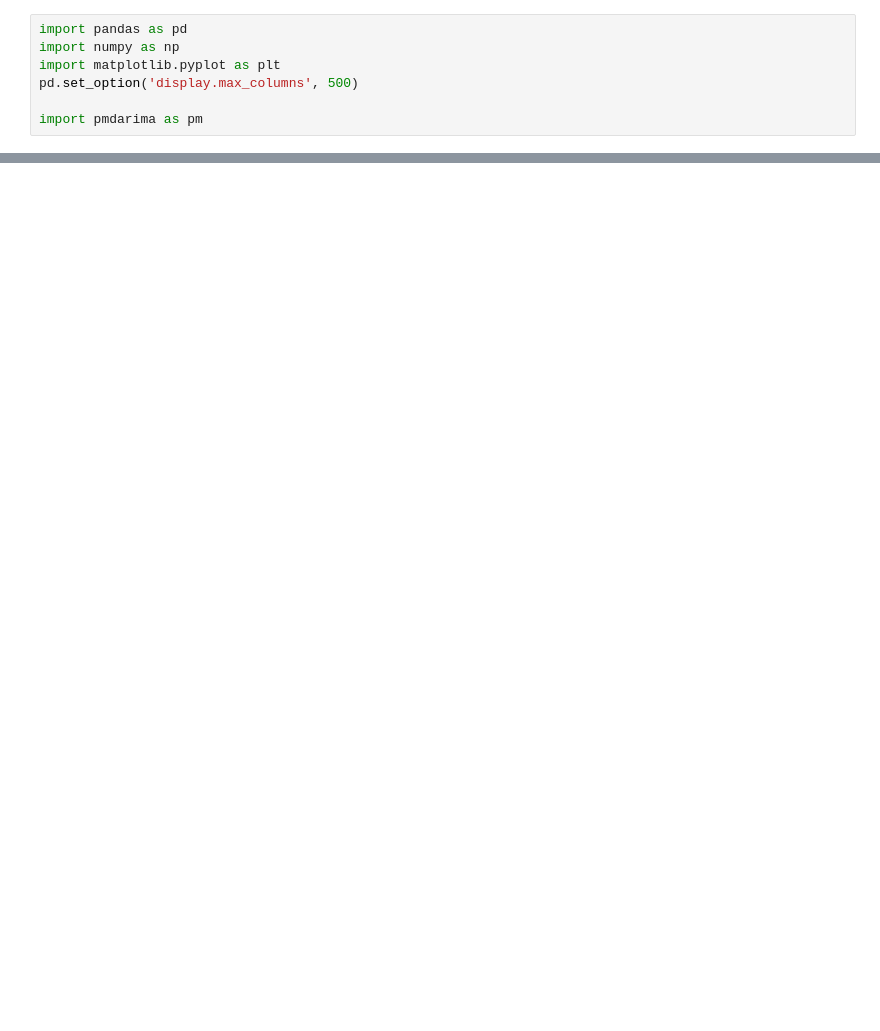
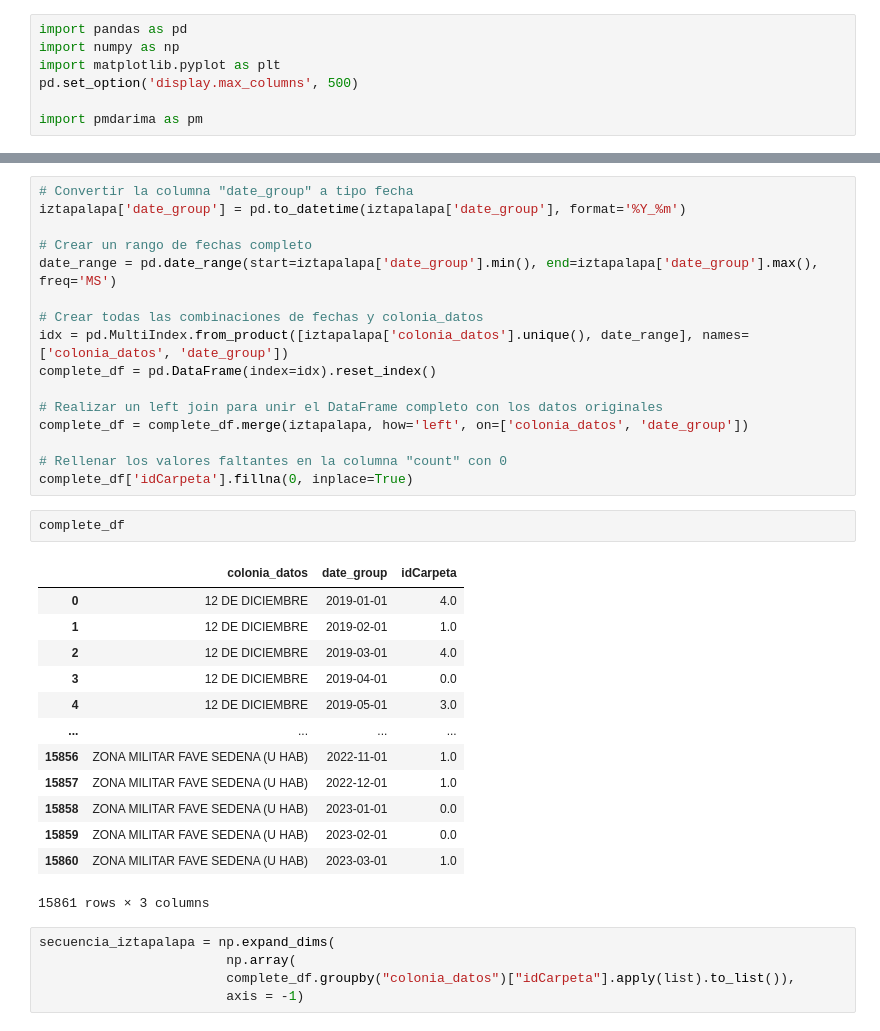
Before and after one commit to AngelEscobedo1712/Safety-Map, a Jupyter notebook: model_notebooks/rnn_try_out.ipynb, the cells around one changed output, grey strips where cells are left out. Cells and saved outputs as stored; diff of their text form; blank space fills up the shorter version.

```diff
--- a/model_notebooks/rnn_try_out.ipynb
+++ b/model_notebooks/rnn_try_out.ipynb
@@ -25,0 +88,37 @@ Name: colonia_datos, Length: 1038430, dtype: object
+# %%
+# Convertir la columna "date_group" a tipo fecha
+iztapalapa['date_group'] = pd.to_datetime(iztapalapa['date_group'], format='%Y_%m')
+
+# Crear un rango de fechas completo
+date_range = pd.date_range(start=iztapalapa['date_group'].min(), end=iztapalapa['date_group'].max(), freq='MS')
+
+# Crear todas las combinaciones de fechas y colonia_datos
+idx = pd.MultiIndex.from_product([iztapalapa['colonia_datos'].unique(), date_range], names=['colonia_datos', 'date_group'])
+complete_df = pd.DataFrame(index=idx).reset_index()
+
+# Realizar un left join para unir el DataFrame completo con los datos originales
+complete_df = complete_df.merge(iztapalapa, how='left', on=['colonia_datos', 'date_group'])
+
+# Rellenar los valores faltantes en la columna "count" con 0
+complete_df['idCarpeta'].fillna(0, inplace=True)
+# %%
+complete_df
+# %% [output]
+|  | colonia_datos | date_group | idCarpeta |
+| 0 | 12 DE DICIEMBRE | 2019-01-01 | 4.0 |
+| 1 | 12 DE DICIEMBRE | 2019-02-01 | 1.0 |
+| 2 | 12 DE DICIEMBRE | 2019-03-01 | 4.0 |
+| 3 | 12 DE DICIEMBRE | 2019-04-01 | 0.0 |
+| 4 | 12 DE DICIEMBRE | 2019-05-01 | 3.0 |
+| ... | ... | ... | ... |
+| 15856 | ZONA MILITAR FAVE SEDENA (U HAB) | 2022-11-01 | 1.0 |
+| 15857 | ZONA MILITAR FAVE SEDENA (U HAB) | 2022-12-01 | 1.0 |
+| 15858 | ZONA MILITAR FAVE SEDENA (U HAB) | 2023-01-01 | 0.0 |
+| 15859 | ZONA MILITAR FAVE SEDENA (U HAB) | 2023-02-01 | 0.0 |
+| 15860 | ZONA MILITAR FAVE SEDENA (U HAB) | 2023-03-01 | 1.0 |
+15861 rows × 3 columns
+# %%
+secuencia_iztapalapa = np.expand_dims(
+                        np.array(
+                        complete_df.groupby("colonia_datos")["idCarpeta"].apply(list).to_list()),
+                        axis = -1)
```
Also changed, not shown: parts of 32 cells of this notebook.
